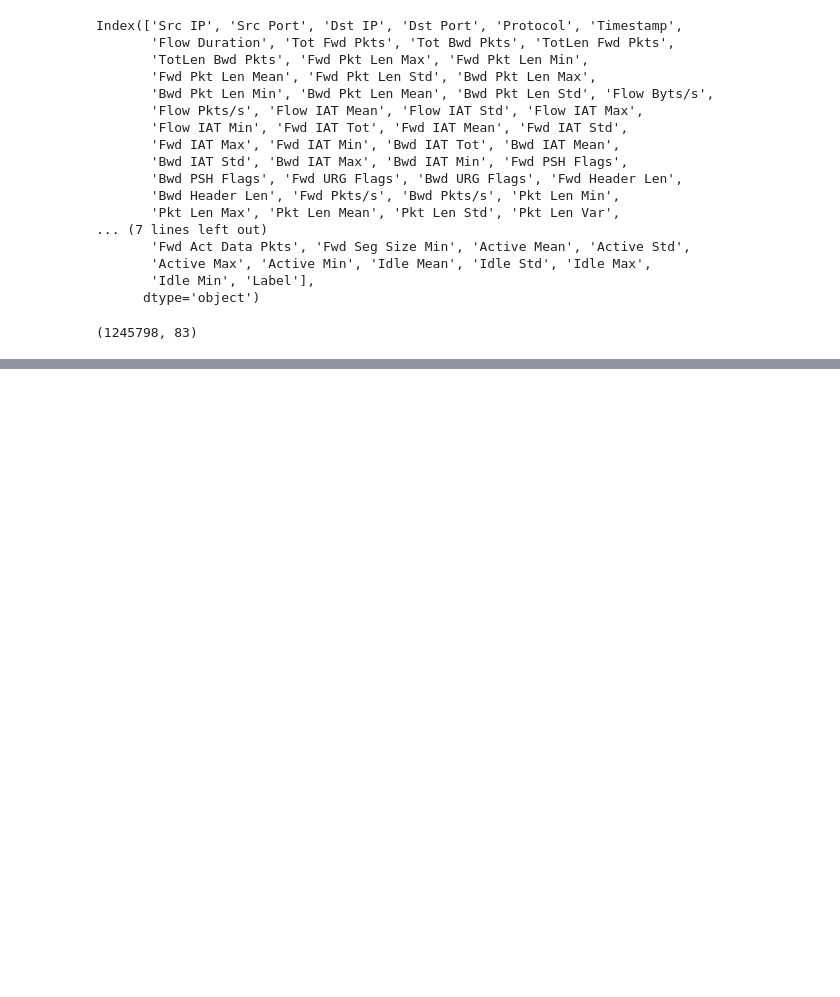
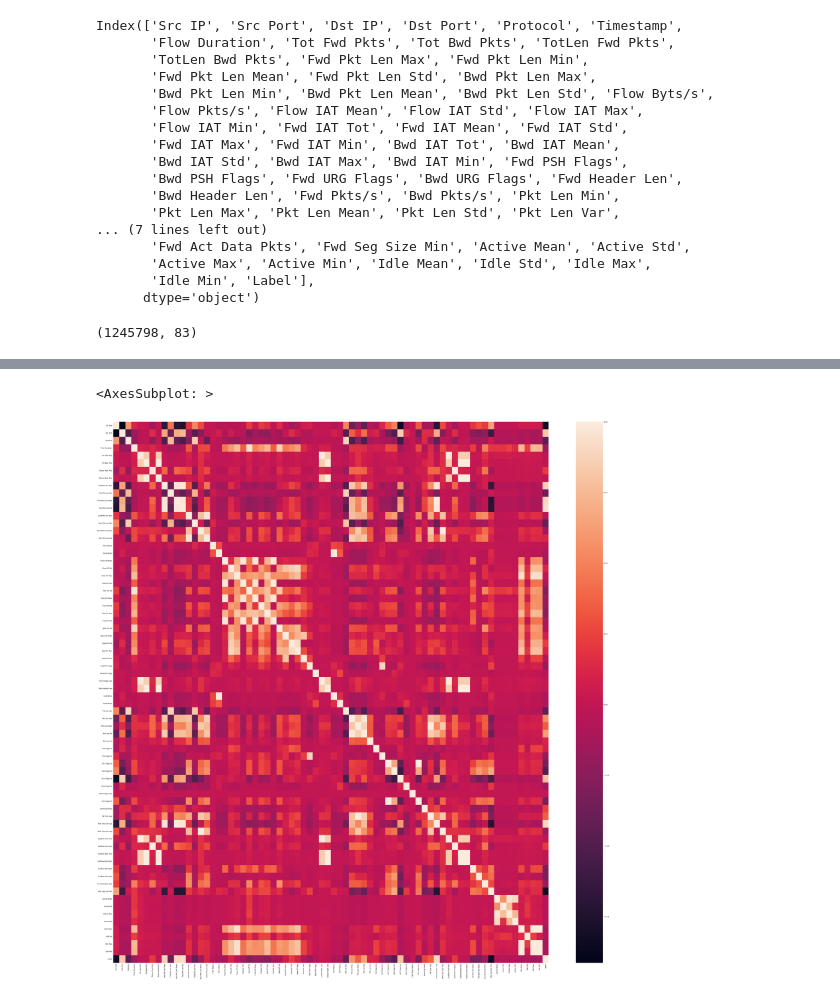
Before and after one commit to coderboy53/DoS_ML, a Jupyter notebook: DDoS.ipynb, the cells around one changed output, grey strips where cells are left out. Saved outputs shown, nothing was run; the diff lists cells and outputs as text; code cells hidden in the pictures; blank space fills up the shorter version.

```diff
--- a/DDoS.ipynb
+++ b/DDoS.ipynb
@@ -97,0 +114,7 @@ df1.head()
+# %%
+corr = df1.corr()
+plt.figure(figsize=(60,60))
+sns.heatmap(corr)
+# %% [output]
+<AxesSubplot: >
+[figure, added]
```
Also changed, not shown: parts of 9 cells of this notebook.
